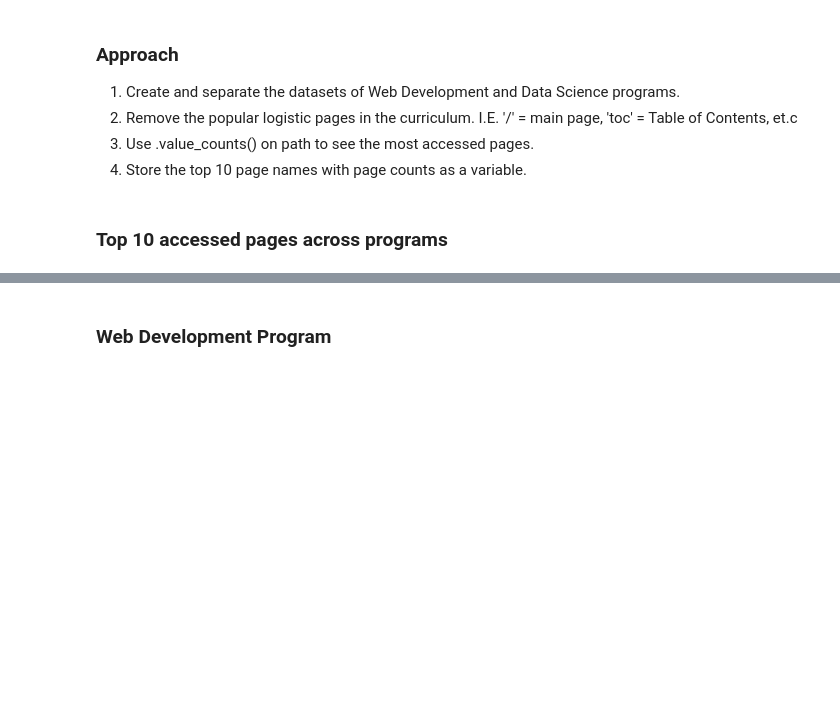
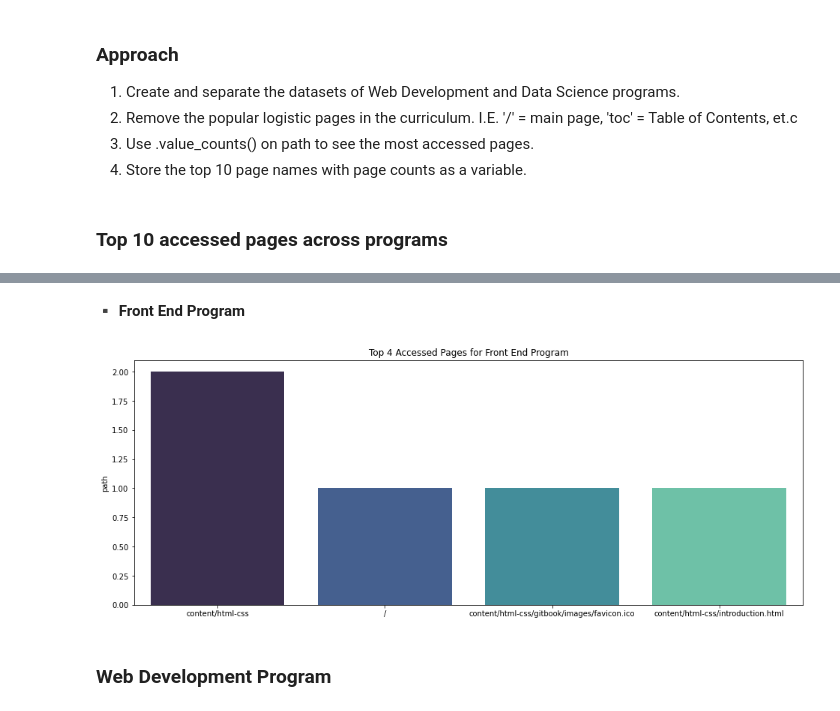
Before and after one commit to JML-Association/Anomaly-Detection-Project, a Jupyter notebook: final_report.ipynb, the cells around one changed output, grey strips where cells are left out. Saved outputs shown, nothing was run; the diff lists cells and outputs as text; code cells hidden in the pictures; blank space fills up the shorter version.

```diff
--- a/final_report.ipynb
+++ b/final_report.ipynb
@@ -185,3 +156,10 @@ Name: path, dtype: int64
+# %% [markdown]
+▪️ **Front End Program**
+# %%
+# Calling function to plot the top 4 pages for front end program
+explore.q1_p4(df)
+# %% [output]
+[figure, added]
 # %% [markdown]
 ### Web Development Program
 # %%
```
Also changed, not shown: parts of 12 cells of this notebook.
